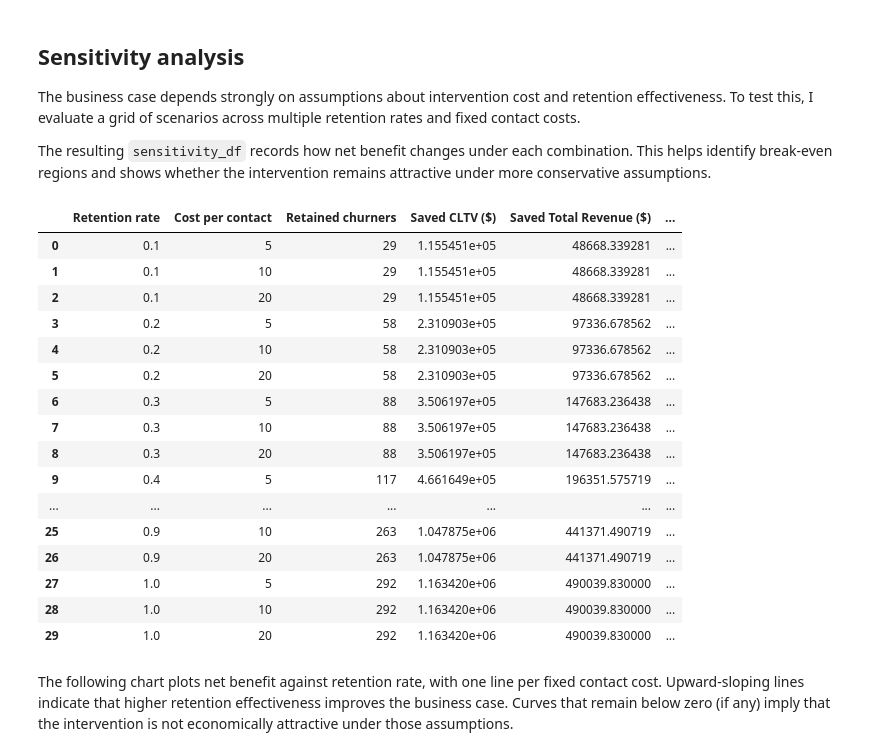
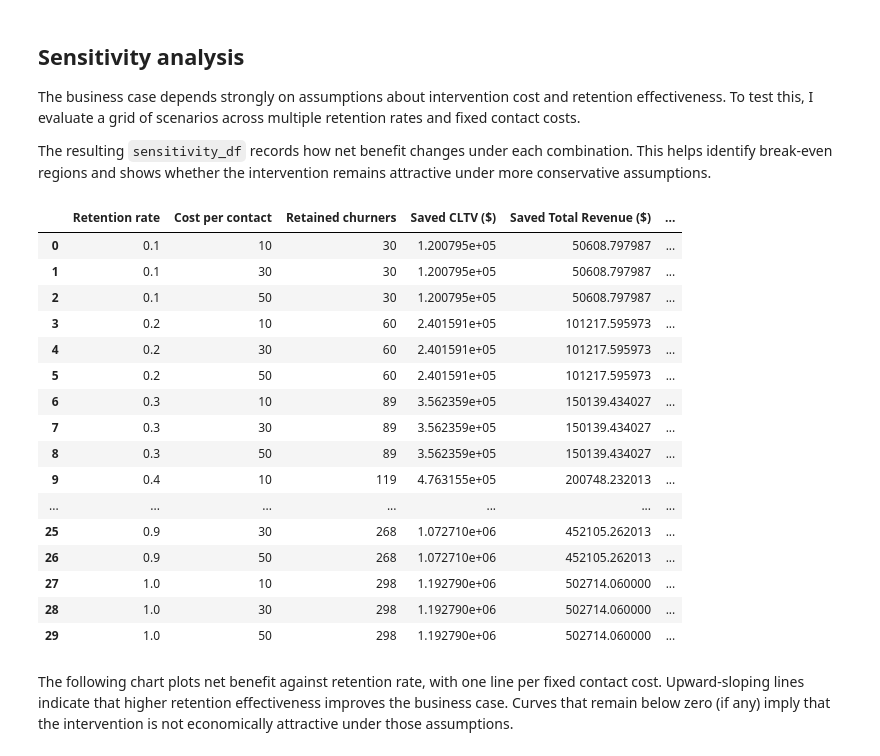
Before and after one commit to PRSPrithvi/Telco-Customer-Churn, a Jupyter notebook: notebooks/model_eval.ipynb, the cells around one changed output. Drawn from its saved outputs; the diff is of its cells as text; code cells hidden in the pictures.

```diff
--- a/notebooks/model_eval.ipynb
+++ b/notebooks/model_eval.ipynb
@@ -1317,54 +1427,54 @@ The business case depends strongly on assumptions about intervention cost and re
 The resulting `sensitivity_df` records how net benefit changes under each combination. This helps identify break-even regions and shows whether the intervention remains attractive under more conservative assumptions.
 # %%
 retention_rates = [0.1, 0.2, 0.3, 0.4, 0.5, 0.6, 0.7, 0.8, 0.9, 1.0]
-costs = [5, 10, 20]
+costs = [10, 30, 50]
 
 rows = []
 
 for r in retention_rates:
     for c in costs:
         retained = int(np.round(n_true_positives * r))
         saved_cltv = retained * avg_CLTV_per_tp
         saved_rev = retained * avg_revenue_per_tp
         cost = n_contacted * c
         net_cltv = saved_cltv - cost
         net_rev = saved_rev - cost
         roi_val_cltv = (saved_cltv - cost) / cost if cost > 0 else np.nan
         roi_val_rev = (saved_rev - cost) / cost if cost > 0 else np.nan
 
         rows.append({
             'Retention rate': r,
             'Cost per contact': c,
             'Retained churners': retained,
             'Saved CLTV ($)': saved_cltv,
             'Saved Total Revenue ($)': saved_rev,
             'Contact cost ($)': cost,
             'Net benefit (CLTV) ($)': net_cltv,
             'Net benefit (Total Revenue) ($)': net_rev,
             'ROI (CLTV)': roi_val_cltv,
             'ROI (Total Revenue)': roi_val_rev,
         })
 
 sensitivity_df = pd.DataFrame(rows)
 display(sensitivity_df)
 # %% [output]
 |  | Retention rate | Cost per contact | Retained churners | Saved CLTV ($) | Saved Total Revenue ($) | ... |
-| 0 | 0.1 | 5 | 29 | 1.155451e+05 | 48668.339281 | ... |
-| 1 | 0.1 | 10 | 29 | 1.155451e+05 | 48668.339281 | ... |
-| 2 | 0.1 | 20 | 29 | 1.155451e+05 | 48668.339281 | ... |
-| 3 | 0.2 | 5 | 58 | 2.310903e+05 | 97336.678562 | ... |
-| 4 | 0.2 | 10 | 58 | 2.310903e+05 | 97336.678562 | ... |
-| 5 | 0.2 | 20 | 58 | 2.310903e+05 | 97336.678562 | ... |
-| 6 | 0.3 | 5 | 88 | 3.506197e+05 | 147683.236438 | ... |
-| 7 | 0.3 | 10 | 88 | 3.506197e+05 | 147683.236438 | ... |
-| 8 | 0.3 | 20 | 88 | 3.506197e+05 | 147683.236438 | ... |
-| 9 | 0.4 | 5 | 117 | 4.661649e+05 | 196351.575719 | ... |
+| 0 | 0.1 | 10 | 30 | 1.200795e+05 | 50608.797987 | ... |
+| 1 | 0.1 | 30 | 30 | 1.200795e+05 | 50608.797987 | ... |
+| 2 | 0.1 | 50 | 30 | 1.200795e+05 | 50608.797987 | ... |
+| 3 | 0.2 | 10 | 60 | 2.401591e+05 | 101217.595973 | ... |
+| 4 | 0.2 | 30 | 60 | 2.401591e+05 | 101217.595973 | ... |
+| 5 | 0.2 | 50 | 60 | 2.401591e+05 | 101217.595973 | ... |
+| 6 | 0.3 | 10 | 89 | 3.562359e+05 | 150139.434027 | ... |
+| 7 | 0.3 | 30 | 89 | 3.562359e+05 | 150139.434027 | ... |
+| 8 | 0.3 | 50 | 89 | 3.562359e+05 | 150139.434027 | ... |
+| 9 | 0.4 | 10 | 119 | 4.763155e+05 | 200748.232013 | ... |
 | ... | ... | ... | ... | ... | ... | ... |
-| 25 | 0.9 | 10 | 263 | 1.047875e+06 | 441371.490719 | ... |
-| 26 | 0.9 | 20 | 263 | 1.047875e+06 | 441371.490719 | ... |
-| 27 | 1.0 | 5 | 292 | 1.163420e+06 | 490039.830000 | ... |
-| 28 | 1.0 | 10 | 292 | 1.163420e+06 | 490039.830000 | ... |
-| 29 | 1.0 | 20 | 292 | 1.163420e+06 | 490039.830000 | ... |
+| 25 | 0.9 | 30 | 268 | 1.072710e+06 | 452105.262013 | ... |
+| 26 | 0.9 | 50 | 268 | 1.072710e+06 | 452105.262013 | ... |
+| 27 | 1.0 | 10 | 298 | 1.192790e+06 | 502714.060000 | ... |
+| 28 | 1.0 | 30 | 298 | 1.192790e+06 | 502714.060000 | ... |
+| 29 | 1.0 | 50 | 298 | 1.192790e+06 | 502714.060000 | ... |
 # %%
 sensitivity_df_plot = sensitivity_df.copy()
 sensitivity_df_plot['Cost per contact'] = sensitivity_df_plot['Cost per contact'].astype(str)
```
Also changed, not shown: parts of 18 cells of this notebook, 21 other files.
